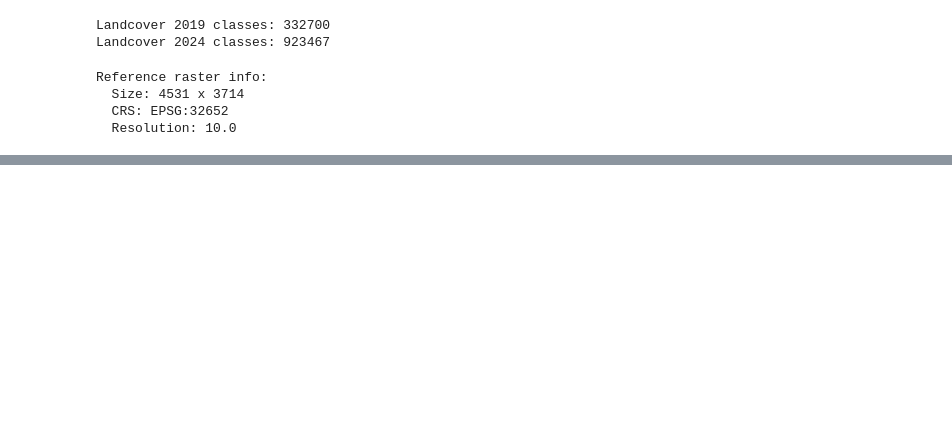
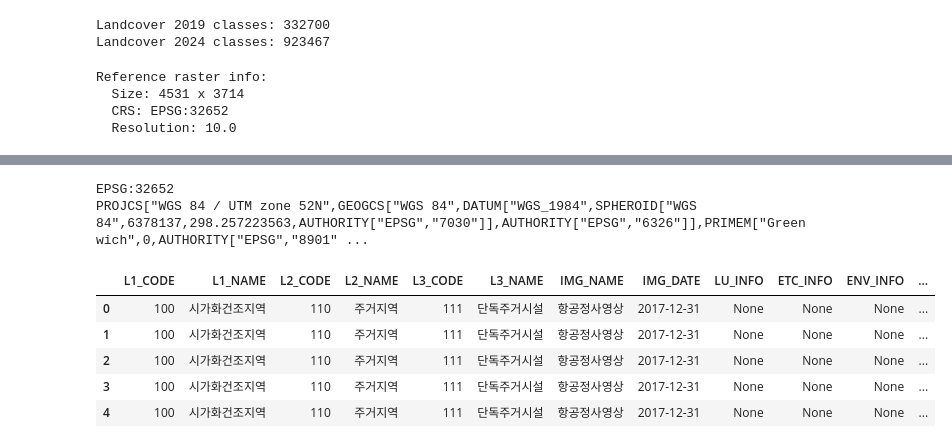
Before and after one commit to ramalias/urban-expansion, a Jupyter notebook: 03_main_urban_expansion.ipynb, the cells around one changed output, grey strips where cells are left out. Saved outputs shown, nothing was run; the diff lists cells and outputs as text; code cells hidden in the pictures; blank space fills up the shorter version.

```diff
--- a/03_main_urban_expansion.ipynb
+++ b/03_main_urban_expansion.ipynb
@@ -143,0 +193,16 @@ urban_2024_raster_path = os.path.join(FEATURE_DIR, "urban_2024.tif")
+# %%
+print(reference_profile["crs"])
+print(gdf_urb19.crs)
+# %% [output]
+EPSG:32652
+PROJCS["WGS 84 / UTM zone 52N",GEOGCS["WGS 84",DATUM["WGS_1984",SPHEROID["WGS 84",6378137,298.257223563,AUTHORITY["EPSG","7030"]],AUTHORITY["EPSG","6326"]],PRIMEM["Greenwich",0,AUTHORITY["EPSG","8901" ...
+# %%
+gdf_urb19.columns
+gdf_urb19.head()
+# %% [output]
+|  | L1_CODE | L1_NAME | L2_CODE | L2_NAME | L3_CODE | L3_NAME | IMG_NAME | IMG_DATE | LU_INFO | ETC_INFO | ENV_INFO | ... |
+| 0 | 100 | 시가화건조지역 | 110 | 주거지역 | 111 | 단독주거시설 | 항공정사영상 | 2017-12-31 | None | None | None | ... |
+| 1 | 100 | 시가화건조지역 | 110 | 주거지역 | 111 | 단독주거시설 | 항공정사영상 | 2017-12-31 | None | None | None | ... |
+| 2 | 100 | 시가화건조지역 | 110 | 주거지역 | 111 | 단독주거시설 | 항공정사영상 | 2017-12-31 | None | None | None | ... |
+| 3 | 100 | 시가화건조지역 | 110 | 주거지역 | 111 | 단독주거시설 | 항공정사영상 | 2017-12-31 | None | None | None | ... |
+| 4 | 100 | 시가화건조지역 | 110 | 주거지역 | 111 | 단독주거시설 | 항공정사영상 | 2017-12-31 | None | None | None | ... |
```
Also changed, not shown: parts of 12 cells of this notebook.
